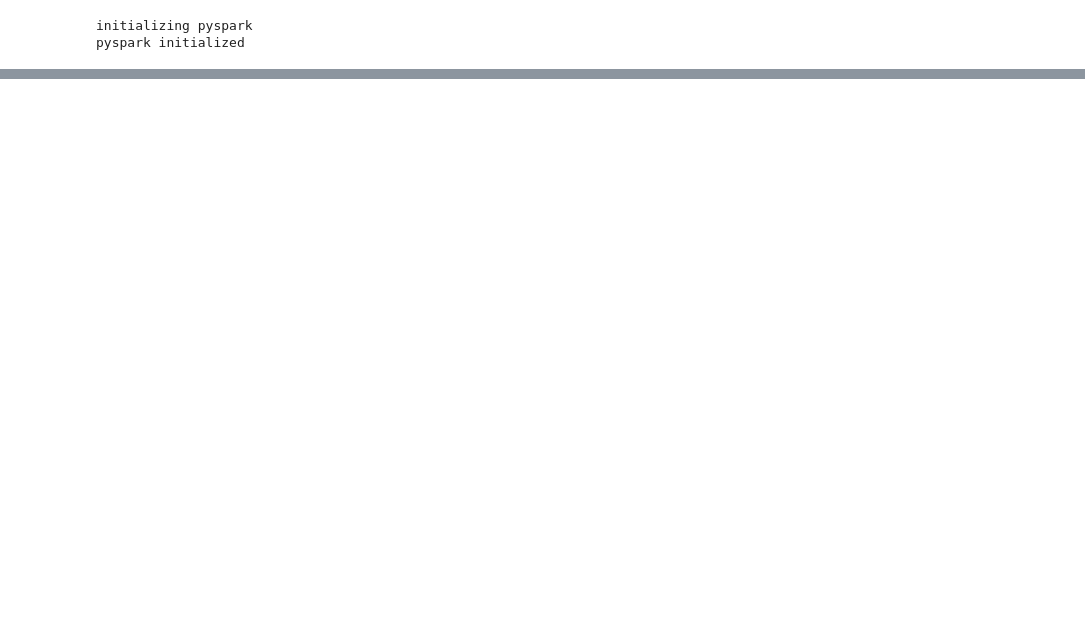
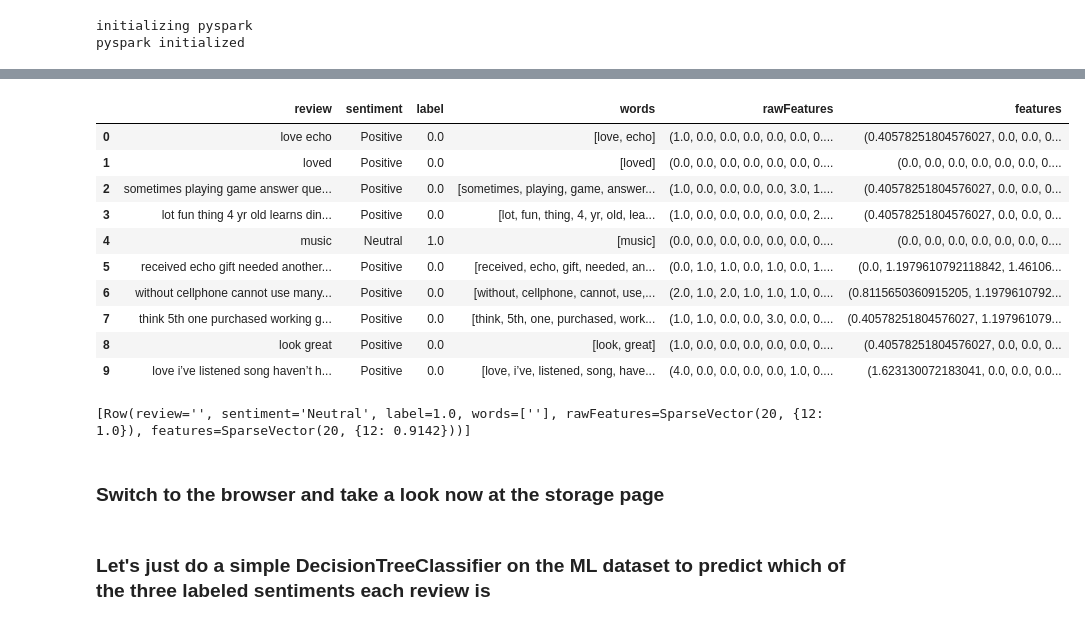
Before and after one commit to roitraining/SparkProgram, a Jupyter notebook: Day8/Ch10_NaturalLanguage.ipynb, the cells around one changed output, grey strips where cells are left out. Drawn from its saved outputs; the diff is of its cells as text; code cells hidden in the pictures; blank space fills up the shorter version.

```diff
--- a/Day8/Ch10_NaturalLanguage.ipynb
+++ b/Day8/Ch10_NaturalLanguage.ipynb
@@ -40,0 +612,26 @@ data_DF.createOrReplaceTempView("data")
+# %%
+import pyspark
+p = pyspark.StorageLevel(useDisk = True, useMemory = True, useOffHeap = False, deserialized = True, replication = 1)
+pyspark.StorageLevel(True, True, True, False, 1)
+#dfML.persist(pyspark.StorageLevel.MEMORY_AND_DISK)
+dfML.persist(p)
+display(dfML)
+train, test = dfML.randomSplit([.7,.3], seed = 100)
+train.take(1)
+# %% [output]
+|  | review | sentiment | label | words | rawFeatures | features |
+| 0 | love echo | Positive | 0.0 | [love, echo] | (1.0, 0.0, 0.0, 0.0, 0.0, 0.0, 0.... | (0.40578251804576027, 0.0, 0.0, 0... |
+| 1 | loved | Positive | 0.0 | [loved] | (0.0, 0.0, 0.0, 0.0, 0.0, 0.0, 0.... | (0.0, 0.0, 0.0, 0.0, 0.0, 0.0, 0.... |
+| 2 | sometimes playing game answer que... | Positive | 0.0 | [sometimes, playing, game, answer... | (1.0, 0.0, 0.0, 0.0, 0.0, 3.0, 1.... | (0.40578251804576027, 0.0, 0.0, 0... |
+| 3 | lot fun thing 4 yr old learns din... | Positive | 0.0 | [lot, fun, thing, 4, yr, old, lea... | (1.0, 0.0, 0.0, 0.0, 0.0, 0.0, 2.... | (0.40578251804576027, 0.0, 0.0, 0... |
+| 4 | music | Neutral | 1.0 | [music] | (0.0, 0.0, 0.0, 0.0, 0.0, 0.0, 0.... | (0.0, 0.0, 0.0, 0.0, 0.0, 0.0, 0.... |
+| 5 | received echo gift needed another... | Positive | 0.0 | [received, echo, gift, needed, an... | (0.0, 1.0, 1.0, 0.0, 1.0, 0.0, 1.... | (0.0, 1.1979610792118842, 1.46106... |
+| 6 | without cellphone cannot use many... | Positive | 0.0 | [without, cellphone, cannot, use,... | (2.0, 1.0, 2.0, 1.0, 1.0, 1.0, 0.... | (0.8115650360915205, 1.1979610792... |
+| 7 | think 5th one purchased working g... | Positive | 0.0 | [think, 5th, one, purchased, work... | (1.0, 1.0, 0.0, 0.0, 3.0, 0.0, 0.... | (0.40578251804576027, 1.197961079... |
+| 8 | look great | Positive | 0.0 | [look, great] | (1.0, 0.0, 0.0, 0.0, 0.0, 0.0, 0.... | (0.40578251804576027, 0.0, 0.0, 0... |
+| 9 | love i’ve listened song haven’t h... | Positive | 0.0 | [love, i’ve, listened, song, have... | (4.0, 0.0, 0.0, 0.0, 0.0, 1.0, 0.... | (1.623130072183041, 0.0, 0.0, 0.0... |
+[Row(review='', sentiment='Neutral', label=1.0, words=[''], rawFeatures=SparseVector(20, {12: 1.0}), features=SparseVector(20, {12: 0.9142}))]
+# %% [markdown]
+### Switch to the browser and take a look now at the storage page
+# %% [markdown]
+### Let's just do a simple DecisionTreeClassifier on the ML dataset to predict which of the three labeled sentiments each review is
```
Also changed, not shown: parts of 47 cells of this notebook.
